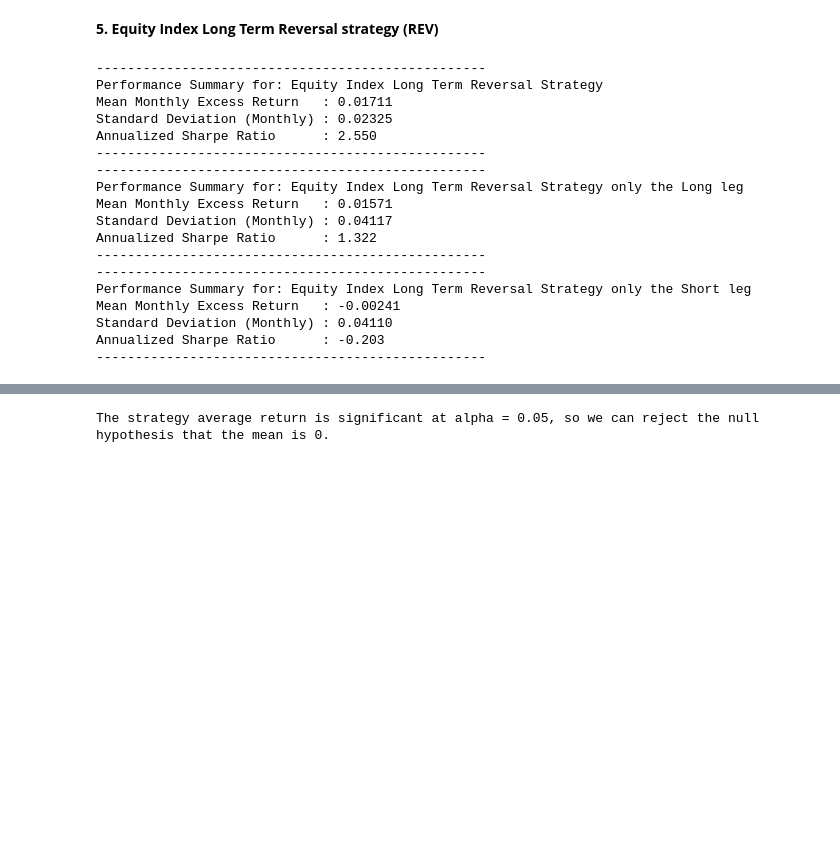
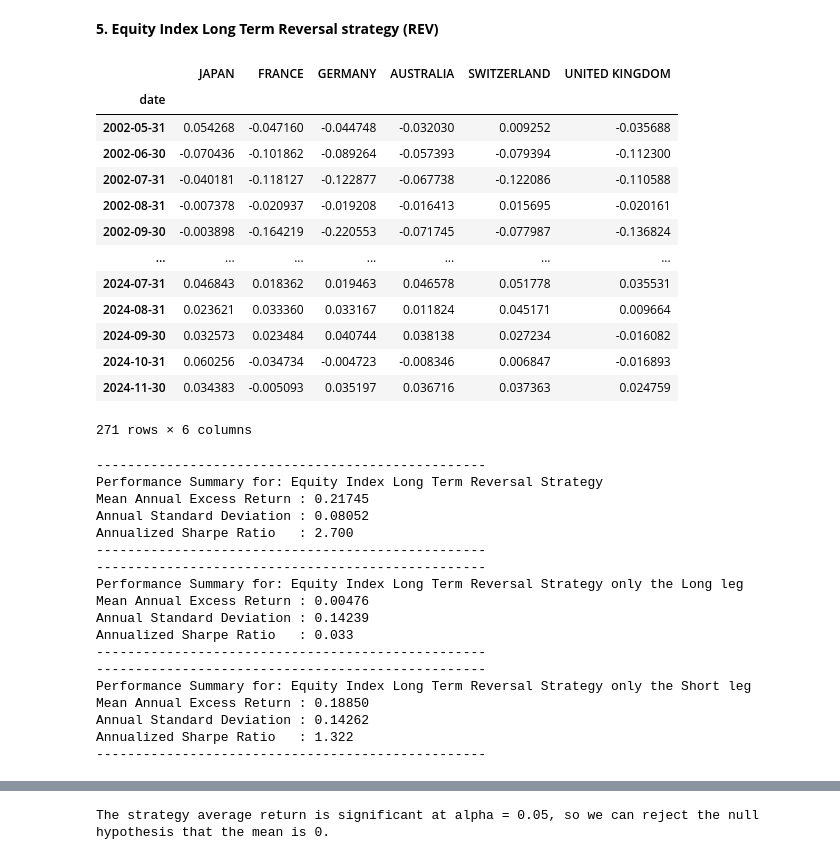
Before and after one commit to Wfiles/global-tactical-fund-simulator, a Jupyter notebook: data_collection.ipynb, the cells around one changed output, grey strips where cells are left out. Drawn from its saved outputs; the diff is of its cells as text; code cells hidden in the pictures; blank space fills up the shorter version.

```diff
--- a/data_collection.ipynb
+++ b/data_collection.ipynb
@@ -834,26 +806,46 @@ The MOM strategy delivers significant positive alpha, meaning it adds return bey
 Combining them may improve the maximum Sharpe ratio of the total portfolio.
 # %% [markdown]
 **5. Equity Index Long Term Reversal strategy (REV)**
+# %%
+hedge_return.iloc[1:]
+# %% [output]
+|  | JAPAN | FRANCE | GERMANY | AUSTRALIA | SWITZERLAND | UNITED KINGDOM |
+| date |  |  |  |  |  |  |
+| 2002-05-31 | 0.054268 | -0.047160 | -0.044748 | -0.032030 | 0.009252 | -0.035688 |
+| 2002-06-30 | -0.070436 | -0.101862 | -0.089264 | -0.057393 | -0.079394 | -0.112300 |
+| 2002-07-31 | -0.040181 | -0.118127 | -0.122877 | -0.067738 | -0.122086 | -0.110588 |
+| 2002-08-31 | -0.007378 | -0.020937 | -0.019208 | -0.016413 | 0.015695 | -0.020161 |
+| 2002-09-30 | -0.003898 | -0.164219 | -0.220553 | -0.071745 | -0.077987 | -0.136824 |
+| ... | ... | ... | ... | ... | ... | ... |
+| 2024-07-31 | 0.046843 | 0.018362 | 0.019463 | 0.046578 | 0.051778 | 0.035531 |
+| 2024-08-31 | 0.023621 | 0.033360 | 0.033167 | 0.011824 | 0.045171 | 0.009664 |
+| 2024-09-30 | 0.032573 | 0.023484 | 0.040744 | 0.038138 | 0.027234 | -0.016082 |
+| 2024-10-31 | 0.060256 | -0.034734 | -0.004723 | -0.008346 | 0.006847 | -0.016893 |
+| 2024-11-30 | 0.034383 | -0.005093 | 0.035197 | 0.036716 | 0.037363 | 0.024759 |
+271 rows × 6 columns
 # %%
+#lagged_return_rev = hedge_return.rolling(window=49).apply(lambda x: np.prod(x[:-11]), raw=False).shift(1) - 1
+
+
 lagged_return_rev = hedge_return.shift(12).rolling(window=49).apply(lambda x: np.prod(1 + x), raw=True)
 lagged_return_rev = lagged_return_rev.dropna()
-rev = ranked_based_strategy_long_short_evaluation(lagged_return_rev , hedge_return, Rf, 'Equity Index Long Term Reversal Strategy')
+rev = ranked_based_strategy_long_short_evaluation(lagged_return_rev , hedge_return, Rf, 'Equity Index Long Term Reversal Strategy', reversed=True)
 # %% [output]
 --------------------------------------------------
 Performance Summary for: Equity Index Long Term Reversal Strategy
-Mean Monthly Excess Return   : 0.01711
-Standard Deviation (Monthly) : 0.02325
-Annualized Sharpe Ratio      : 2.550
+Mean Annual Excess Return : 0.21745
+Annual Standard Deviation : 0.08052
+Annualized Sharpe Ratio   : 2.700
 --------------------------------------------------
 --------------------------------------------------
 Performance Summary for: Equity Index Long Term Reversal Strategy only the Long leg
-Mean Monthly Excess Return   : 0.01571
-Standard Deviation (Monthly) : 0.04117
-Annualized Sharpe Ratio      : 1.322
+Mean Annual Excess Return : 0.00476
+Annual Standard Deviation : 0.14239
+Annualized Sharpe Ratio   : 0.033
 --------------------------------------------------
 --------------------------------------------------
 Performance Summary for: Equity Index Long Term Reversal Strategy only the Short leg
-Mean Monthly Excess Return   : -0.00241
-Standard Deviation (Monthly) : 0.04110
-Annualized Sharpe Ratio      : -0.203
+Mean Annual Excess Return : 0.18850
+Annual Standard Deviation : 0.14262
+Annualized Sharpe Ratio   : 1.322
 --------------------------------------------------
```
Also changed, not shown: parts of 21 cells of this notebook.
